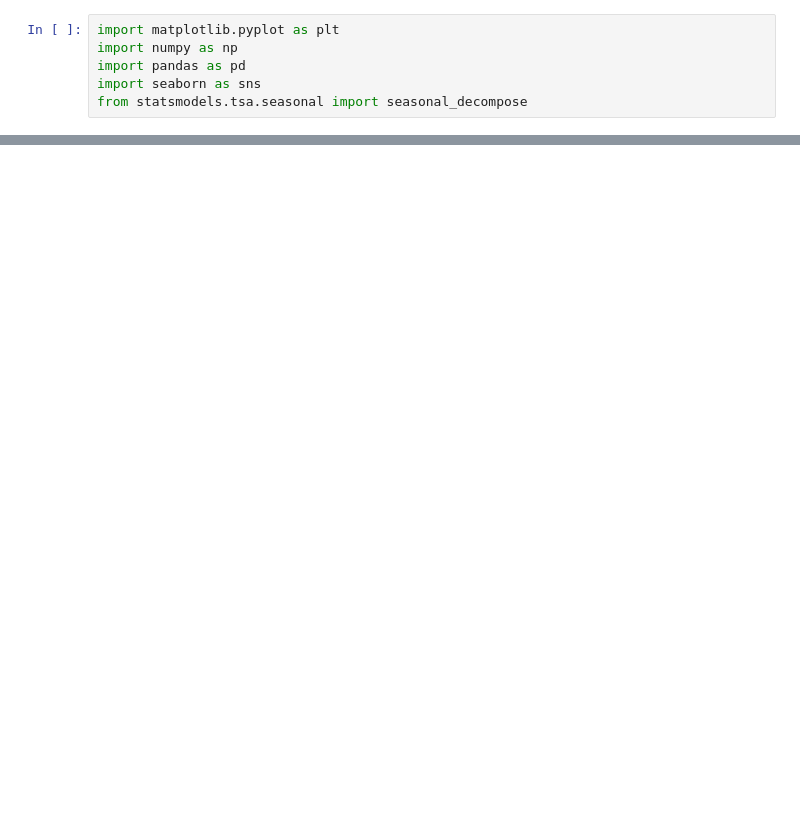
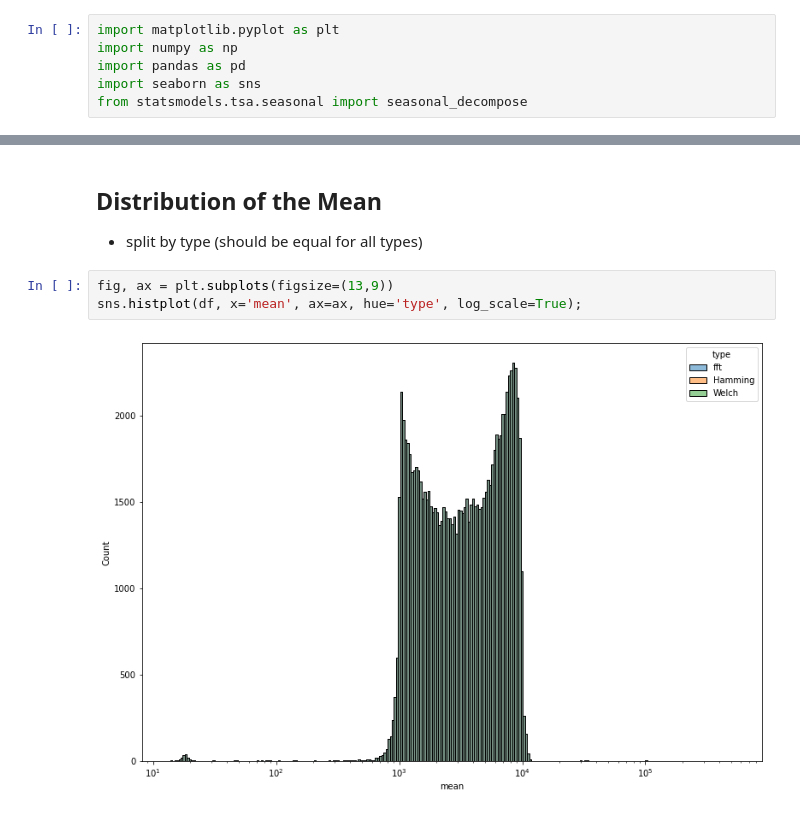
Before and after one commit to philippbeer/ts_search_engine, a Jupyter notebook: notebooks/ts_slope_analysis.ipynb, the cells around one changed output, grey strips where cells are left out. Cells and saved outputs as stored; diff of their text form; blank space fills up the shorter version.

```diff
--- a/notebooks/ts_slope_analysis.ipynb
+++ b/notebooks/ts_slope_analysis.ipynb
@@ -8,0 +28,8 @@ df = pd.read_csv("../data/df_stats.csv")
+# %% [markdown]
+## Distribution of the Mean
+- split by type (should be equal for all types)
+# %%
+fig, ax = plt.subplots(figsize=(13,9))
+sns.histplot(df, x='mean', ax=ax, hue='type', log_scale=True);
+# %% [output]
+[figure, added]
```
Also changed, not shown: parts of 27 cells of this notebook, 3 other files.
